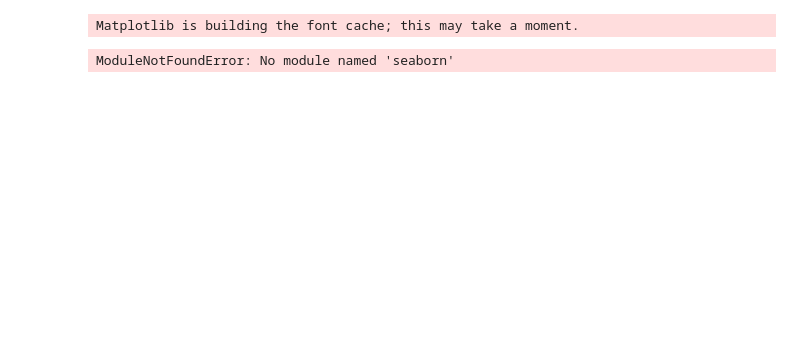
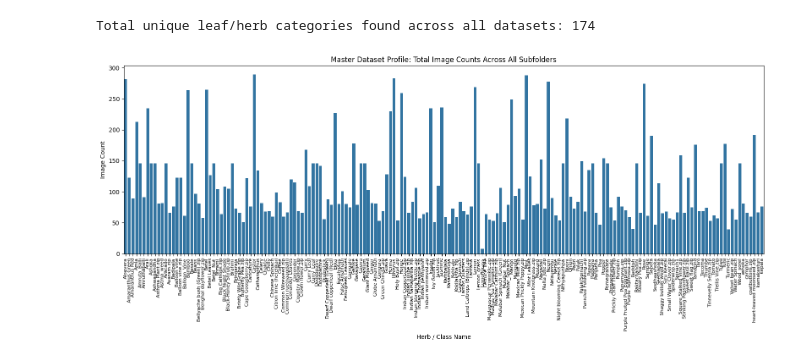
Before and after one commit to Steven-Ou/MedAi, a Jupyter notebook: herb-ai/research/data.ipynb, the cells around one changed output. Cells and saved outputs as stored; diff of their text form; code cells hidden in the pictures; blank space fills up the shorter version.

Commit message:
changing the script ot wak through all the folders

```diff
--- a/herb-ai/research/data.ipynb
+++ b/herb-ai/research/data.ipynb
@@ -1,36 +1,39 @@
 # %%
 import os
 import matplotlib.pyplot as plt
 import seaborn as sns
 
-# Point directly to where the herb folders live
-data_dir = 'data'
+# Top level data folder
+data_dir = 'data/'
 
-# Get all herb category folders, ignoring hidden system files like .DS_Store
-categories = [d for d in os.listdir(data_dir) if os.path.isdir(os.path.join(data_dir, d)) and not d.startswith('.')]
+class_counts = {}
 
-# Count the number of images per category
-class_counts = {}
-for cat in categories:
-    cat_path = os.path.join(data_dir, cat)
-    # Count only standard image formats
-    num_images = len([f for f in os.listdir(cat_path) if f.lower().endswith(('png', 'jpg', 'jpeg'))])
-    class_counts[cat] = num_images
+# os.walk digs through every folder, subfolder, and file recursively
+for root, dirs, files in os.walk(data_dir):
+    # We want folders that actually contain image files directly
+    images = [f for f in files if f.lower().endswith(('png', 'jpg', 'jpeg'))]
 
-print(f"Total number of herb classes found: {len(categories)}")
+    if images:
+        # Get the name of the folder holding these images
+        folder_name = os.path.basename(root)
+        class_counts[folder_name] = class_counts.get(folder_name, 0) + len(images)
 
-# Plot the distribution to check for data imbalance
-plt.figure(figsize=(14, 6))
-# Sort them alphabetically so the chart looks clean
-sorted_counts = dict(sorted(class_counts.items()))
+print(f"Total unique leaf/herb categories found across all datasets: {len(class_counts)}")
 
-sns.barplot(x=list(sorted_counts.keys()), y=list(sorted_counts.values()))
-plt.xticks(rotation=90)
-plt.title("Dataset Profile: Number of Images per Herb Class")
-plt.xlabel("Herb Species")
-plt.ylabel("Image Count")
-plt.tight_layout()
-plt.show()
+# Plot all discovered classes
+if class_counts:
+    plt.figure(figsize=(16, 7))
+    sorted_counts = dict(sorted(class_counts.items()))
+
+    sns.barplot(x=list(sorted_counts.keys()), y=list(sorted_counts.values()))
+    plt.xticks(rotation=90, fontsize=8)
+    plt.title("Master Dataset Profile: Total Image Counts Across All Subfolders")
+    plt.xlabel("Herb / Class Name")
+    plt.ylabel("Image Count")
+    plt.tight_layout()
+    plt.show()
+else:
+    print("No images found! Double check your path or extraction.")
 # %% [output]
-Matplotlib is building the font cache; this may take a moment.
+Total unique leaf/herb categories found across all datasets: 174
-ModuleNotFoundError: No module named 'seaborn'
+[figure, added]
```
